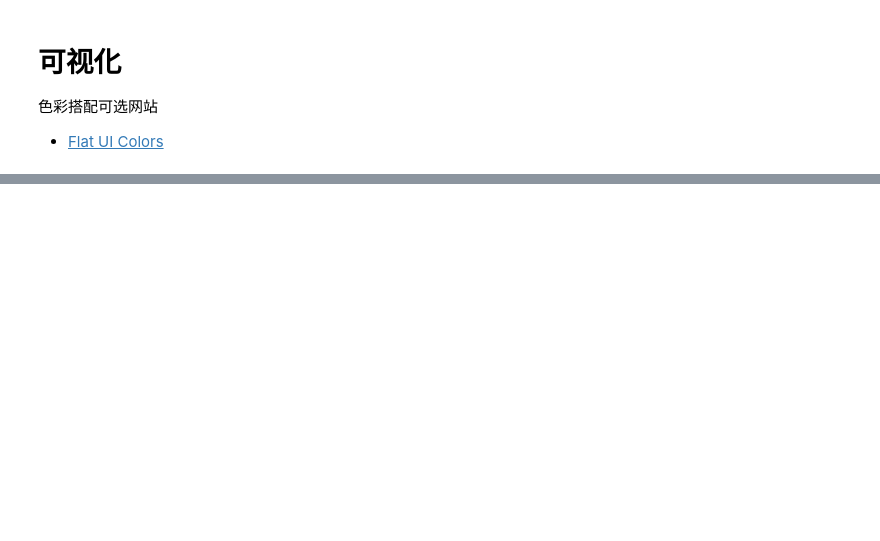
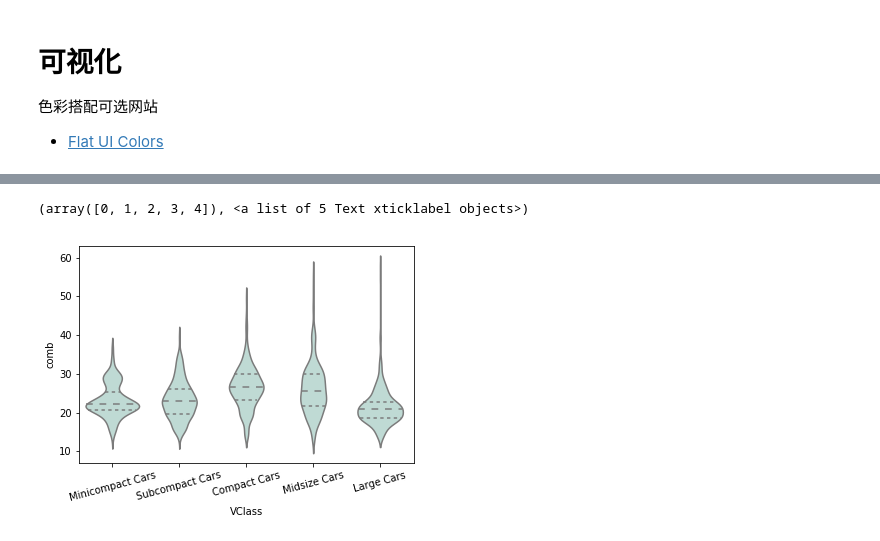
Before and after one commit to DepInjoy/PythonGrammarFoundation, a Jupyter notebook: jupyters/Visualization.ipynb, the cells around one changed output, grey strips where cells are left out. Cells and saved outputs as stored; diff of their text form; code cells hidden in the pictures; blank space fills up the shorter version.

```diff
--- a/jupyters/Visualization.ipynb
+++ b/jupyters/Visualization.ipynb
@@ -5,0 +13,4 @@
+# %%
+# 设置色板
+color_board = ["#bbded6", "#ffb6b9", "#fae3d9", "#8ac6d1"]
+sns.set_palette(color_board)
@@ -5,0 +24,3 @@
+# %%
+df_fuel_econ = pd.read_csv("data/fuel_econ.csv")
+df_fuel_econ.head()
@@ -5,0 +45,9 @@
+# %%
+sns.violinplot(data=df_fuel_econ, x="VClass", y="comb",\
+        order = ["Minicompact Cars", "Subcompact Cars", "Compact Cars", "Midsize Cars", "Large Cars"], \
+        inner = "quartile", \
+        color=sns.color_palette()[0])
+plt.xticks(rotation = 15)
+# %% [output]
+(array([0, 1, 2, 3, 4]), <a list of 5 Text xticklabel objects>)
+[figure, added]
```
Also changed, not shown: parts of 21 cells of this notebook.
